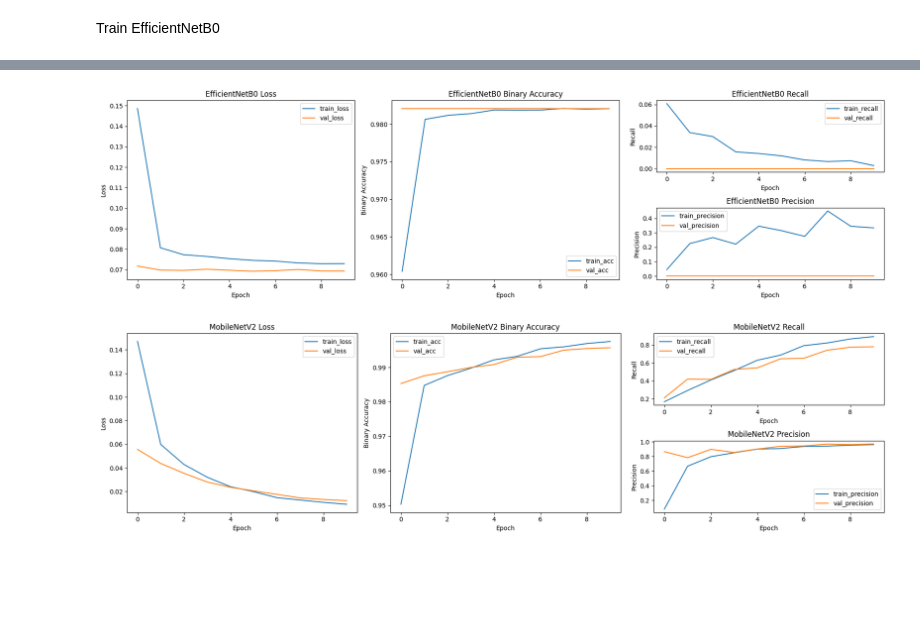
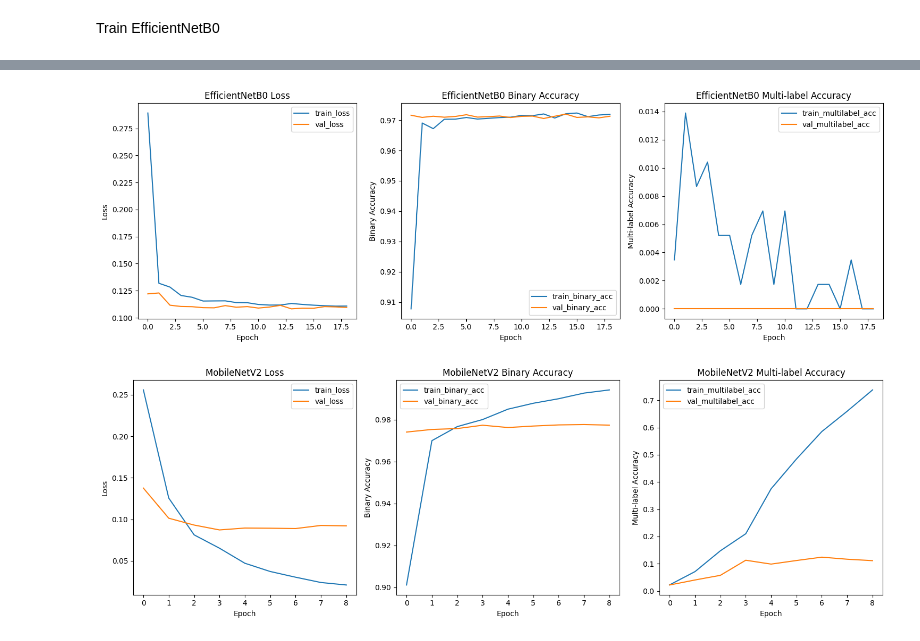
Before and after one commit to NoraHK3/DataSciProject, a Jupyter notebook: Model_Attempt3.ipynb, the cells around one changed output, grey strips where cells are left out. Drawn from its saved outputs; the diff is of its cells as text; code cells hidden in the pictures; blank space fills up the shorter version.

```diff
--- a/Model_Attempt3.ipynb
+++ b/Model_Attempt3.ipynb
@@ -341,11 +388,11 @@ Found 580 validated image filenames.
 # %% [markdown]
 Train MobileNetV2
 # %%
-mobilenet = build_mobilenetv2_multilabel(NUM_CLASSES)
-
 history_mobilenet = mobilenet.fit(
     train_gen,
+    steps_per_epoch=max(1, len(train_df) // 32),  # Updated
     validation_data=test_gen,
+    validation_steps=max(1, len(test_df) // 32),   # Updated
     epochs=50,
     callbacks=[early_stop]
 )
@@ -577,0 +420,14 @@ Epoch 10/10
+# %%
+# Build EfficientNetB0 model
+efficientnet = build_efficientnet_multilabel(NUM_CLASSES)
+
+
+# Train EfficientNetB0
+history_efficientnet = efficientnet.fit(
+    train_gen,
+    steps_per_epoch=max(1, len(train_df) // 32),
+    validation_data=test_gen,
+    validation_steps=max(1, len(test_df) // 32),
+    epochs=50,
+    callbacks=[early_stop]
+)
@@ -578,55 +452,46 @@ Epoch 10/10
 # %%
-# === 11. Plot training history with separate Precision & Recall ===
+# === 11. Plot training history for current metrics ===
 import matplotlib.pyplot as plt
 
-def plot_history_separate(history, title="Model Performance"):
-    plt.figure(figsize=(18,5))
+def plot_history_current_metrics(history, title="Model Performance"):
+    plt.figure(figsize=(15,5))
 
     # Loss
     plt.subplot(1,3,1)
     plt.plot(history.history['loss'], label='train_loss')
     plt.plot(history.history['val_loss'], label='val_loss')
     plt.title(f'{title} Loss')
     plt.xlabel('Epoch')
     plt.ylabel('Loss')
     plt.legend()
 
     # Binary Accuracy
     plt.subplot(1,3,2)
-    plt.plot(history.history['binary_accuracy'], label='train_acc')
-    plt.plot(history.history['val_binary_accuracy'], label='val_acc')
+    plt.plot(history.history['binary_accuracy'], label='train_binary_acc')
+    plt.plot(history.history['val_binary_accuracy'], label='val_binary_acc')
     plt.title(f'{title} Binary Accuracy')
     plt.xlabel('Epoch')
     plt.ylabel('Binary Accuracy')
     plt.legend()
 
-    # Precision
-    plt.subplot(2,3,6)  # Place precision in lower row
-    plt.plot(history.history['precision'], label='train_precision')
-    plt.plot(history.history['val_precision'], label='val_precision')
-    plt.title(f'{title} Precision')
+    # Multi-label Accuracy
+    plt.subplot(1,3,3)
+    plt.plot(history.history['multilabel_accuracy'], label='train_multilabel_acc')
+    plt.plot(history.history['val_multilabel_accuracy'], label='val_multilabel_acc')
+    plt.title(f'{title} Multi-label Accuracy')
     plt.xlabel('Epoch')
-    plt.ylabel('Precision')
-    plt.legend()
-
-    # Recall
-    plt.subplot(2,3,3)  # Place recall in upper row
-    plt.plot(history.history['recall'], label='train_recall')
-    plt.plot(history.history['val_recall'], label='val_recall')
-    plt.title(f'{title} Recall')
-    plt.xlabel('Epoch')
-    plt.ylabel('Recall')
+    plt.ylabel('Multi-label Accuracy')
     plt.legend()
 
     plt.tight_layout()
     plt.show()
 
 # Plot for both models
-plot_history_separate(history_efficientnet, "EfficientNetB0")
-plot_history_separate(history_mobilenet, "MobileNetV2")
+plot_history_current_metrics(history_efficientnet, "EfficientNetB0")
+plot_history_current_metrics(history_mobilenet, "MobileNetV2")
 # %% [output]
-[figure, old version]
+[figure, new version]
-[figure, old version]
+[figure, new version]
 # %%
 # === Visualize sample predictions ===
 import pandas as pd
```
Also changed, not shown: parts of 20 cells of this notebook.
